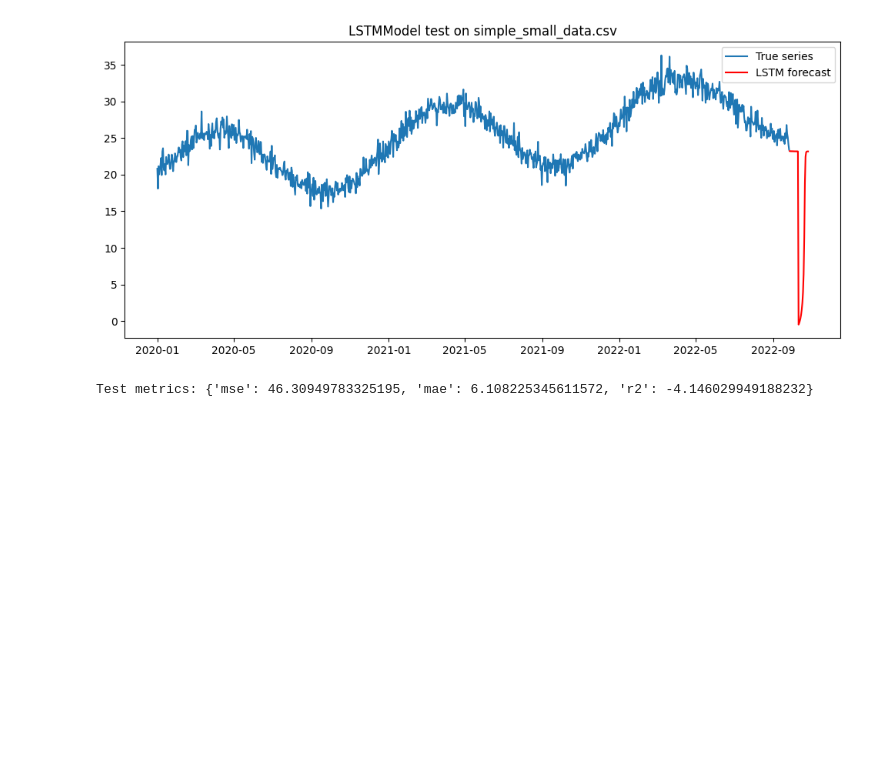
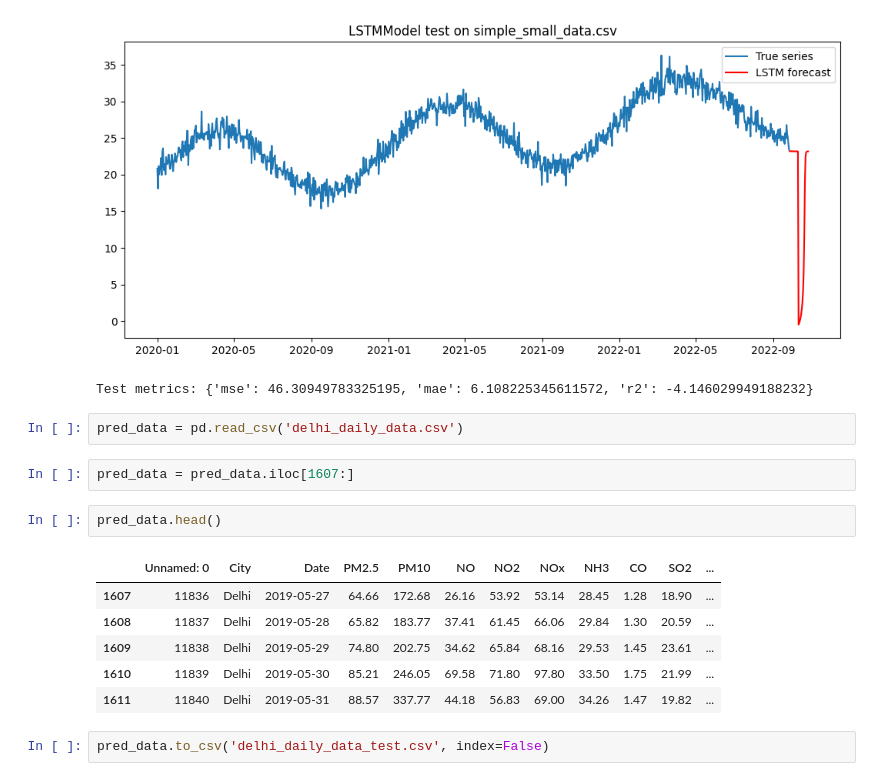
Before and after one commit to SemyonSuvorov/streamlit_diplom, a Jupyter notebook: models/test.ipynb, the cells around one changed output. Drawn from its saved outputs; the diff is of its cells as text; blank space fills up the shorter version.

```diff
--- a/models/test.ipynb
+++ b/models/test.ipynb
@@ -232,3 +232,18 @@ print('Test metrics:', model.get_metrics())
 2025-05-12 22:57:09.073 Thread 'MainThread': missing ScriptRunContext! This warning can be ignored when running in bare mode.
 [figure]
 Test metrics: {'mse': 46.30949783325195, 'mae': 6.108225345611572, 'r2': -4.146029949188232}
+# %%
+pred_data = pd.read_csv('delhi_daily_data.csv')
+# %%
+pred_data = pred_data.iloc[1607:]
+# %%
+pred_data.head()
+# %% [output]
+|  | Unnamed: 0 | City | Date | PM2.5 | PM10 | NO | NO2 | NOx | NH3 | CO | SO2 | ... |
+| 1607 | 11836 | Delhi | 2019-05-27 | 64.66 | 172.68 | 26.16 | 53.92 | 53.14 | 28.45 | 1.28 | 18.90 | ... |
+| 1608 | 11837 | Delhi | 2019-05-28 | 65.82 | 183.77 | 37.41 | 61.45 | 66.06 | 29.84 | 1.30 | 20.59 | ... |
+| 1609 | 11838 | Delhi | 2019-05-29 | 74.80 | 202.75 | 34.62 | 65.84 | 68.16 | 29.53 | 1.45 | 23.61 | ... |
+| 1610 | 11839 | Delhi | 2019-05-30 | 85.21 | 246.05 | 69.58 | 71.80 | 97.80 | 33.50 | 1.75 | 21.99 | ... |
+| 1611 | 11840 | Delhi | 2019-05-31 | 88.57 | 337.77 | 44.18 | 56.83 | 69.00 | 34.26 | 1.47 | 19.82 | ... |
+# %%
+pred_data.to_csv('delhi_daily_data_test.csv', index=False)
```
Also changed, not shown: 25 other files.
